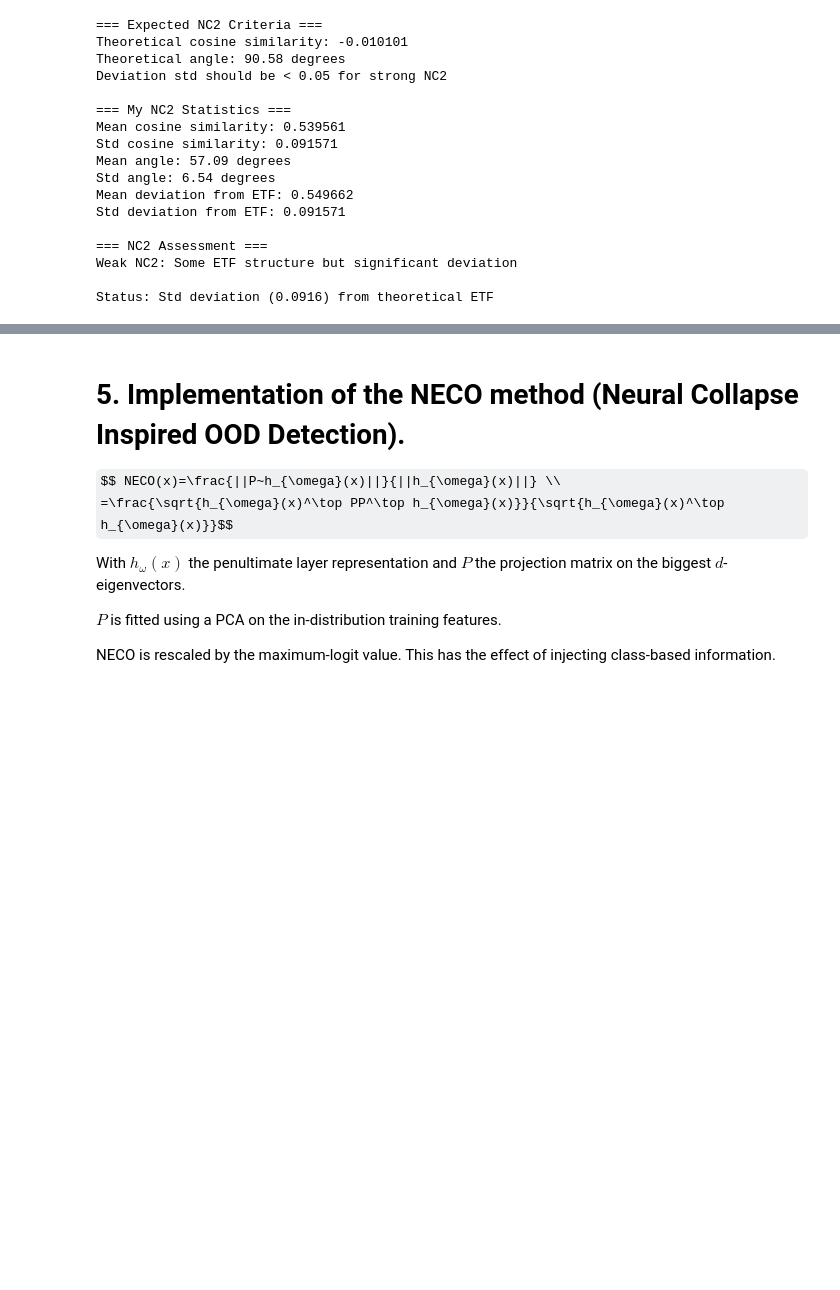
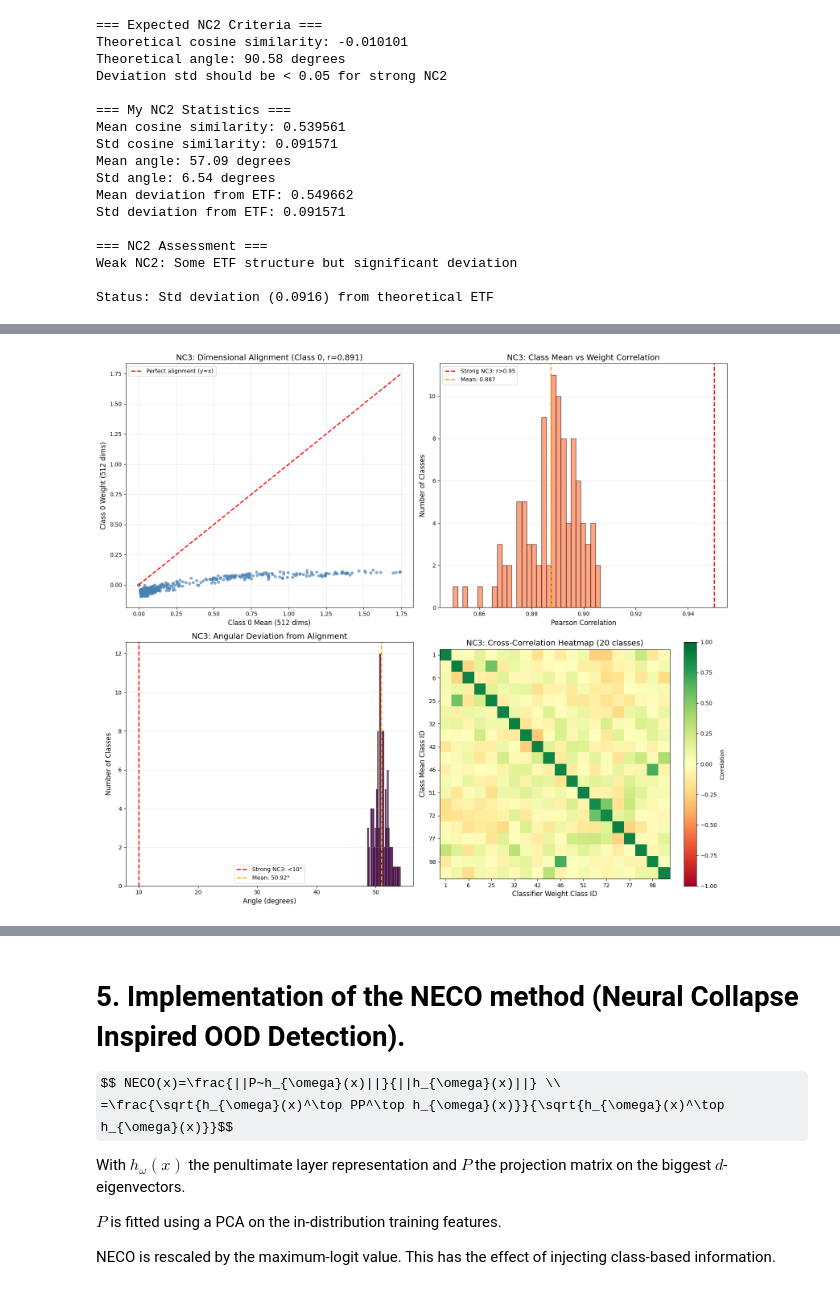
Before and after one commit to FBI-openup/CV_Out-of-Distribution-Detection-OOD-Scoring-Methods-and-Neural-Collapse, a Jupyter notebook: Resnet_OOD.ipynb, the cells around one changed output, grey strips where cells are left out. Saved outputs shown, nothing was run; the diff lists cells and outputs as text; code cells hidden in the pictures; some formulas as TeX source; blank space fills up the shorter version.

Commit message:
Add NC3 self-duality visualization: mean-weight alignment analysis shows correlation 0.887

```diff
--- a/Resnet_OOD.ipynb
+++ b/Resnet_OOD.ipynb
@@ -786,0 +831,95 @@ NC3: convergence to self-duaality: the class means and linear classifiers conver
+# %%
+# NC3 Visualization
+
+fig, axes = plt.subplots(2, 2, figsize=(16, 14))
+
+# Plot 1: Scatter plot for one representative class
+sample_class = 0
+axes[0, 0].scatter(class_means[sample_class], classifier_weights[sample_class],
+                   s=20, alpha=0.6, color='steelblue')
+axes[0, 0].plot([class_means[sample_class].min(), class_means[sample_class].max()],
+                [class_means[sample_class].min(), class_means[sample_class].max()],
+                'r--', linewidth=2, label='Perfect alignment (y=x)')
+axes[0, 0].set_xlabel(f'Class {sample_class} Mean (512 dims)', fontsize=12)
+axes[0, 0].set_ylabel(f'Class {sample_class} Weight (512 dims)', fontsize=12)
+axes[0, 0].set_title(f'NC3: Dimensional Alignment (Class {sample_class}, r={correlations[sample_class]:.3f})',
+                     fontsize=14)
+axes[0, 0].legend()
+axes[0, 0].grid(alpha=0.3)
+
+# Plot 2: Correlation distribution across all classes
+axes[0, 1].hist(correlations, bins=30, color='coral', alpha=0.7, edgecolor='black')
+axes[0, 1].axvline(0.95, color='red', linestyle='--', linewidth=2, label='Strong NC3: r>0.95')
+axes[0, 1].axvline(np.mean(correlations), color='orange', linestyle='--', linewidth=2,
+                   label=f'Mean: {np.mean(correlations):.3f}')
+axes[0, 1].set_xlabel('Pearson Correlation', fontsize=12)
+axes[0, 1].set_ylabel('Number of Classes', fontsize=12)
+axes[0, 1].set_title('NC3: Class Mean vs Weight Correlation', fontsize=14)
+axes[0, 1].legend()
+axes[0, 1].grid(axis='y', alpha=0.3)
+
+# Plot 3: Angle distribution
+axes[1, 0].hist(angles, bins=30, color='purple', alpha=0.7, edgecolor='black')
+axes[1, 0].axvline(10, color='red', linestyle='--', linewidth=2, label='Strong NC3: <10°')
+axes[1, 0].axvline(np.mean(angles), color='orange', linestyle='--', linewidth=2,
+                   label=f'Mean: {np.mean(angles):.2f}°')
+axes[1, 0].set_xlabel('Angle (degrees)', fontsize=12)
+axes[1, 0].set_ylabel('Number of Classes', fontsize=12)
+axes[1, 0].set_title('NC3: Angular Deviation from Alignment', fontsize=14)
+axes[1, 0].legend()
+axes[1, 0].grid(axis='y', alpha=0.3)
+
+# Plot 4: Heatmap of top correlations (20 classes sample)
+sample_classes = np.random.choice(num_classes, 20, replace=False)
+sample_classes = np.sort(sample_classes)
+correlation_matrix = np.zeros((20, 20))
+
+for idx_i, i in enumerate(sample_classes):
+    for idx_j, j in enumerate(sample_classes):
+        corr, _ = pearsonr(class_means[i], classifier_weights[j])
+        correlation_matrix[idx_i, idx_j] = corr
+
+im = axes[1, 1].imshow(correlation_matrix, cmap='RdYlGn', vmin=-1, vmax=1)
+axes[1, 1].set_xlabel('Classifier Weight Class ID', fontsize=12)
+axes[1, 1].set_ylabel('Class Mean Class ID', fontsize=12)
+axes[1, 1].set_title('NC3: Cross-Correlation Heatmap (20 classes)', fontsize=14)
+axes[1, 1].set_xticks(range(0, 20, 2))
+axes[1, 1].set_xticklabels(sample_classes[::2])
+axes[1, 1].set_yticks(range(0, 20, 2))
+axes[1, 1].set_yticklabels(sample_classes[::2])
+plt.colorbar(im, ax=axes[1, 1], label='Correlation')
+
+plt.tight_layout()
+plt.savefig('NC3_self_duality.png', dpi=150, bbox_inches='tight')
+plt.show()
+
+# Statistics
+print("\n=== Expected NC3 Criteria ===")
+print("Mean correlation: > 0.95 for strong NC3")
+print("Mean angle: < 10 degrees for strong NC3")
+print("All classes should show high positive correlation")
+
+print("\n=== My NC3 Statistics ===")
+print(f"Mean correlation: {np.mean(correlations):.6f}")
+print(f"Std correlation: {np.std(correlations):.6f}")
+print(f"Min correlation: {np.min(correlations):.6f}")
+print(f"Max correlation: {np.max(correlations):.6f}")
+print(f"Mean angle: {np.mean(angles):.2f} degrees")
+print(f"Std angle: {np.std(angles):.2f} degrees")
+
+print("\n=== NC3 Assessment ===")
+mean_corr = np.mean(correlations)
+if mean_corr > 0.95:
+    print("Strong NC3: Class means and weights are highly aligned")
+elif mean_corr > 0.7:
+    print("Partial NC3: Moderate alignment between means and weights")
+elif mean_corr > 0.5:
+    print("Weak NC3: Some alignment but significant deviation")
+else:
+    print("No NC3: Class means and weights are not aligned")
+
+print(f"\nStatus: Mean correlation ({mean_corr:.3f}) indicates alignment strength")
+print(f"Classes with high alignment (>0.8): {np.sum(correlations > 0.8)}/100")
+print(f"Classes with poor alignment (<0.5): {np.sum(correlations < 0.5)}/100")
+# %% [output]
+[figure, added]
```
Also changed, not shown: parts of 7 cells of this notebook, 1 other file.
